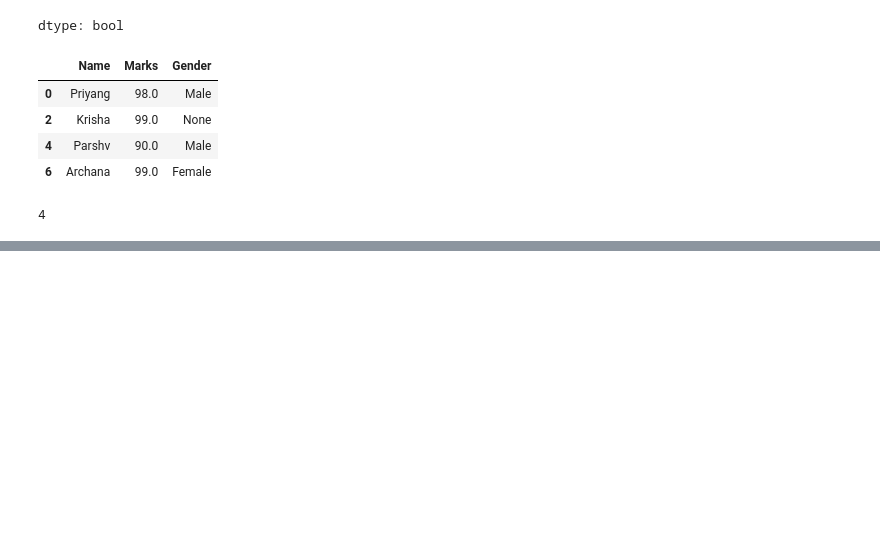
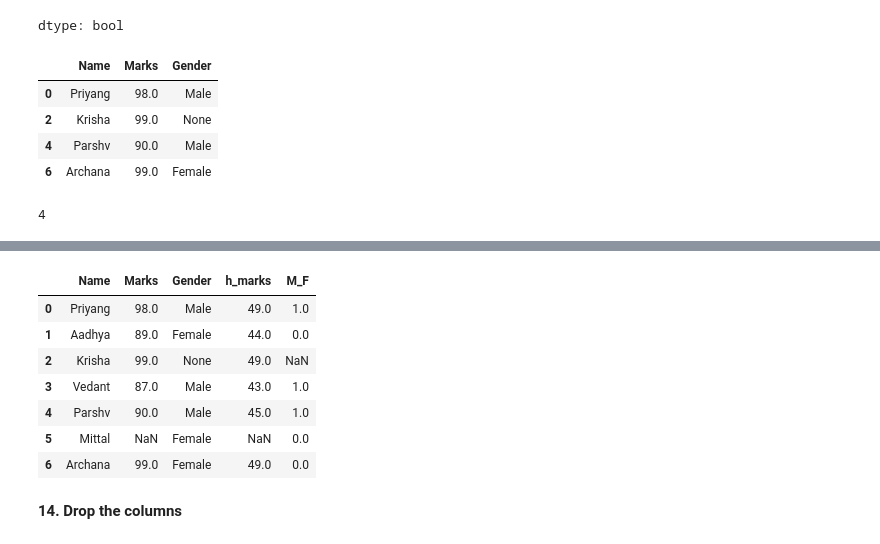
Before and after one commit to preetjawaria/pandas, a Jupyter notebook: pandas_1.ipynb, the cells around one changed output, grey strips where cells are left out. Cells and saved outputs as stored; diff of their text form; code cells hidden in the pictures; blank space fills up the shorter version.

```diff
--- a/pandas_1.ipynb
+++ b/pandas_1.ipynb
@@ -241,0 +281,2 @@ len(df1[df1['Marks'].between(90,100)])
+# %%
+df1['h_marks']=df1['Marks'].apply(lambda x:x//2)
@@ -241,0 +320,15 @@ len(df1[df1['Marks'].between(90,100)])
+# %%
+df1['M_F'] = df1['Gender'].map({'Male':1,'Female':0})
+# %%
+df1
+# %% [output]
+|  | Name | Marks | Gender | h_marks | M_F |
+| 0 | Priyang | 98.0 | Male | 49.0 | 1.0 |
+| 1 | Aadhya | 89.0 | Female | 44.0 | 0.0 |
+| 2 | Krisha | 99.0 | None | 49.0 | NaN |
+| 3 | Vedant | 87.0 | Male | 43.0 | 1.0 |
+| 4 | Parshv | 90.0 | Male | 45.0 | 1.0 |
+| 5 | Mittal | NaN | Female | NaN | 0.0 |
+| 6 | Archana | 99.0 | Female | 49.0 | 0.0 |
+# %% [markdown]
+**14. Drop the columns**
```
Also changed, not shown: parts of 29 cells of this notebook.
